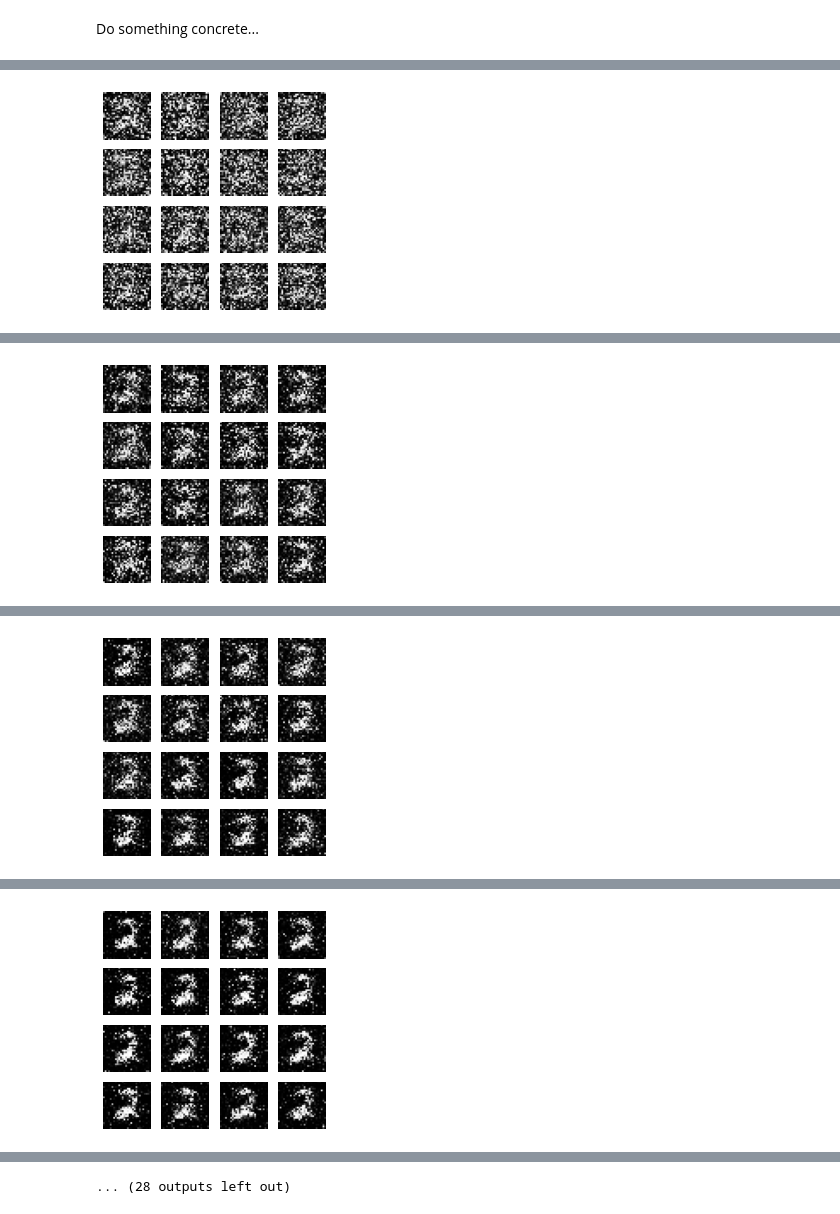
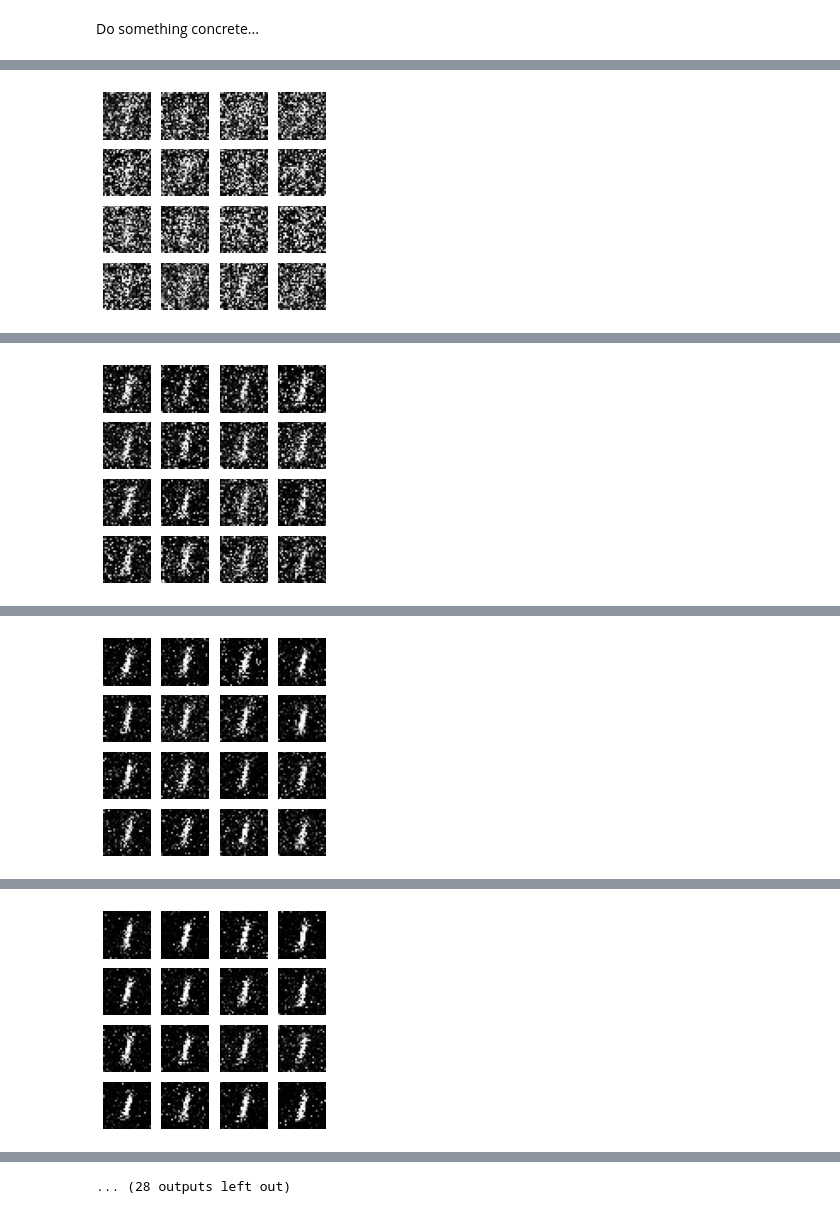
Before and after one commit to ckapoor7/GANs, a Jupyter notebook: gan_and_classifier.ipynb, the cells around one changed output, grey strips where cells are left out. Saved outputs shown, nothing was run; the diff lists cells and outputs as text; code cells hidden in the pictures.

```diff
--- a/gan_and_classifier.ipynb
+++ b/gan_and_classifier.ipynb
@@ -417,8 +430,8 @@ x_train.shape (60000, 28, 28)
 Do something concrete...
 # %%
 #Since the GAN doesn't use a GPU, it is quite slow and for that reason I pass only one value from the array of predicted val
-numbers = [y_pred[2]] #Feed the predicted value from the devanagri set to the GAN
+numbers = [y_pred[1995]] #Feed the predicted value from the devanagri set to the GAN (1 in this case)
 
 model_gan = GAN(numbers, learning_rate=1e-3, decay_rate=1e-4, epochs=100)
-J_Ds, J_Gs = model_gan.train(x_train, y_train)
+cost_func_disc, cost_func_gen = model_gan.train(x_train, y_train)
 # %% [output]
@@ -426 +439 @@ Epoch:0|G loss:0.7976|D loss:1.1740|D(G(z))avg:0.4511|D(x)avg:0.5639|LR:0.001000
-[figure, old version]
+[figure, new version]
@@ -428 +441 @@ Epoch:5|G loss:0.7866|D loss:1.1976|D(G(z))avg:0.4557|D(x)avg:0.5551|LR:0.000999
-[figure, old version]
+[figure, new version]
@@ -430 +443 @@ Epoch:10|G loss:0.7208|D loss:1.3244|D(G(z))avg:0.4866|D(x)avg:0.5184|LR:0.00099
-[figure, old version]
+[figure, new version]
@@ -432 +445 @@ Epoch:15|G loss:0.6900|D loss:1.3852|D(G(z))avg:0.5017|D(x)avg:0.5025|LR:0.00099
-[figure, old version]
+[figure, new version]
```
Also changed, not shown: parts of 4 cells of this notebook.
